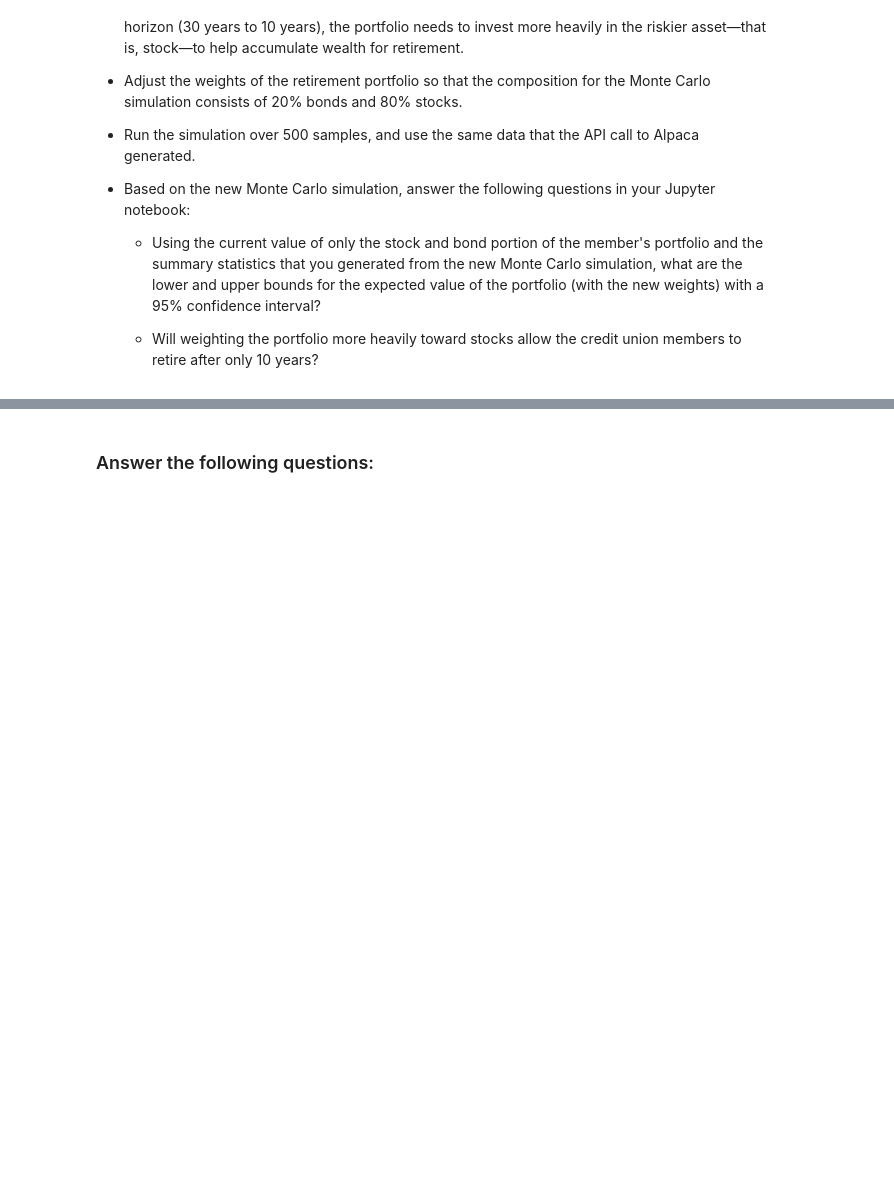
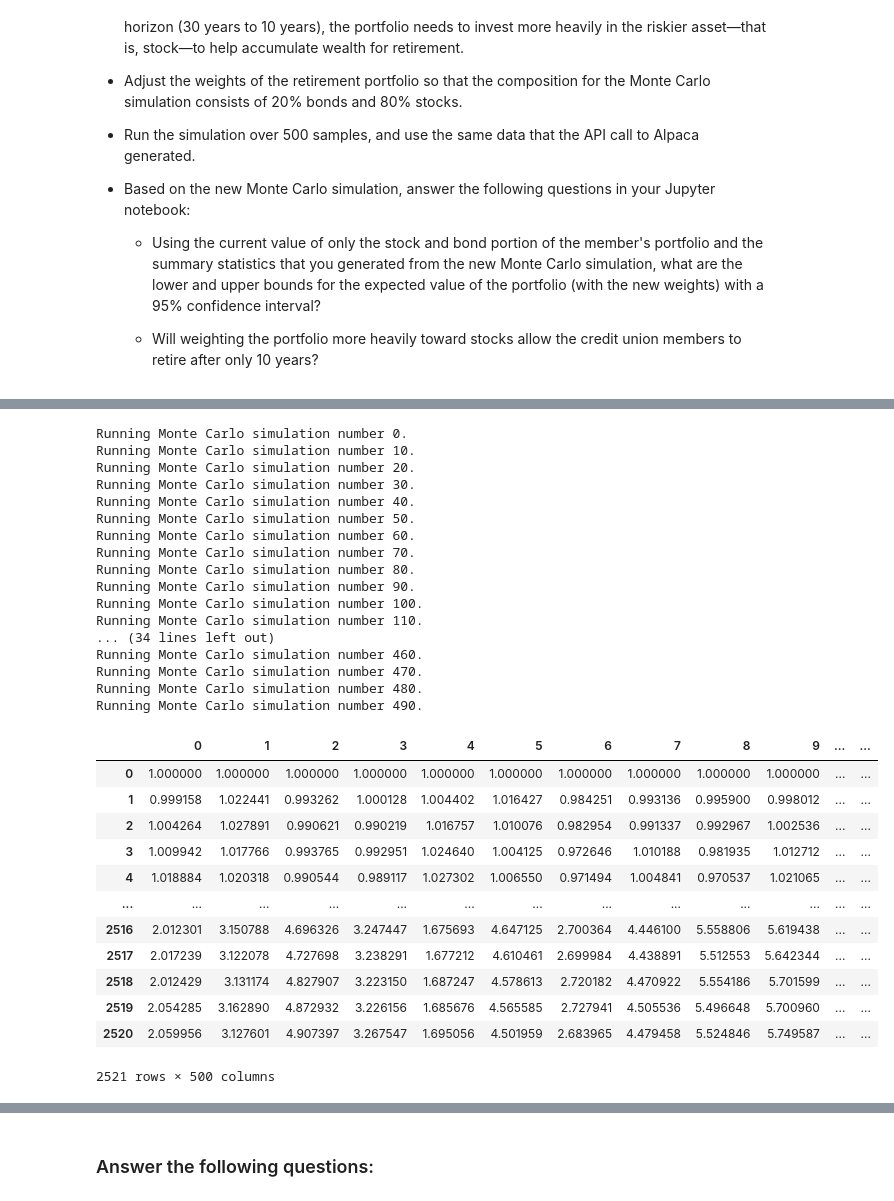
Before and after one commit to n8patterson/fin_plan_sim, a Jupyter notebook: financial_planning_tools.ipynb, the cells around one changed output, grey strips where cells are left out. Saved outputs shown, nothing was run; the diff lists cells and outputs as text; code cells hidden in the pictures; blank space fills up the shorter version.

```diff
--- a/financial_planning_tools.ipynb
+++ b/financial_planning_tools.ipynb
@@ -625,6 +638,37 @@ For this new Monte Carlo simulation, do the following:
 # %%
 # Run the Monte Carlo simulation to forecast 10 years cumulative returns
-# YOUR CODE HERE
+MC_20_AGG_80_SPY.calc_cumulative_return()
+# %% [output]
+Running Monte Carlo simulation number 0.
+Running Monte Carlo simulation number 10.
+Running Monte Carlo simulation number 20.
+Running Monte Carlo simulation number 30.
+Running Monte Carlo simulation number 40.
+Running Monte Carlo simulation number 50.
+Running Monte Carlo simulation number 60.
+Running Monte Carlo simulation number 70.
+Running Monte Carlo simulation number 80.
+Running Monte Carlo simulation number 90.
+Running Monte Carlo simulation number 100.
+Running Monte Carlo simulation number 110.
+... (34 lines left out)
+Running Monte Carlo simulation number 460.
+Running Monte Carlo simulation number 470.
+Running Monte Carlo simulation number 480.
+Running Monte Carlo simulation number 490.
+|  | 0 | 1 | 2 | 3 | 4 | 5 | 6 | 7 | 8 | 9 | ... | ... |
+| 0 | 1.000000 | 1.000000 | 1.000000 | 1.000000 | 1.000000 | 1.000000 | 1.000000 | 1.000000 | 1.000000 | 1.000000 | ... | ... |
+| 1 | 0.999158 | 1.022441 | 0.993262 | 1.000128 | 1.004402 | 1.016427 | 0.984251 | 0.993136 | 0.995900 | 0.998012 | ... | ... |
+| 2 | 1.004264 | 1.027891 | 0.990621 | 0.990219 | 1.016757 | 1.010076 | 0.982954 | 0.991337 | 0.992967 | 1.002536 | ... | ... |
+| 3 | 1.009942 | 1.017766 | 0.993765 | 0.992951 | 1.024640 | 1.004125 | 0.972646 | 1.010188 | 0.981935 | 1.012712 | ... | ... |
+| 4 | 1.018884 | 1.020318 | 0.990544 | 0.989117 | 1.027302 | 1.006550 | 0.971494 | 1.004841 | 0.970537 | 1.021065 | ... | ... |
+| ... | ... | ... | ... | ... | ... | ... | ... | ... | ... | ... | ... | ... |
+| 2516 | 2.012301 | 3.150788 | 4.696326 | 3.247447 | 1.675693 | 4.647125 | 2.700364 | 4.446100 | 5.558806 | 5.619438 | ... | ... |
+| 2517 | 2.017239 | 3.122078 | 4.727698 | 3.238291 | 1.677212 | 4.610461 | 2.699984 | 4.438891 | 5.512553 | 5.642344 | ... | ... |
+| 2518 | 2.012429 | 3.131174 | 4.827907 | 3.223150 | 1.687247 | 4.578613 | 2.720182 | 4.470922 | 5.554186 | 5.701599 | ... | ... |
+| 2519 | 2.054285 | 3.162890 | 4.872932 | 3.226156 | 1.685676 | 4.565585 | 2.727941 | 4.505536 | 5.496648 | 5.700960 | ... | ... |
+| 2520 | 2.059956 | 3.127601 | 4.907397 | 3.267547 | 1.695056 | 4.501959 | 2.683965 | 4.479458 | 5.524846 | 5.749587 | ... | ... |
+2521 rows × 500 columns
 # %%
 # Visualize the 10-year Monte Carlo simulation by creating an
 # overlay line plot
```
Also changed, not shown: parts of 8 cells of this notebook.
